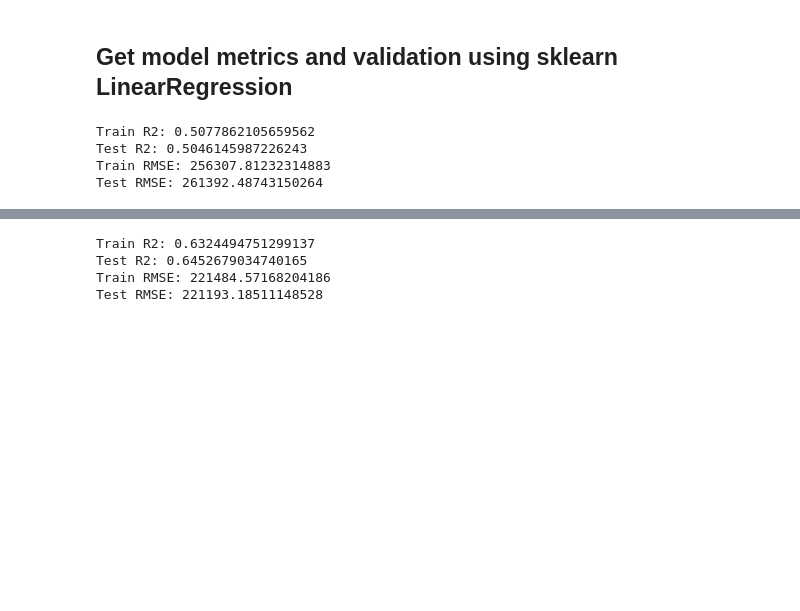
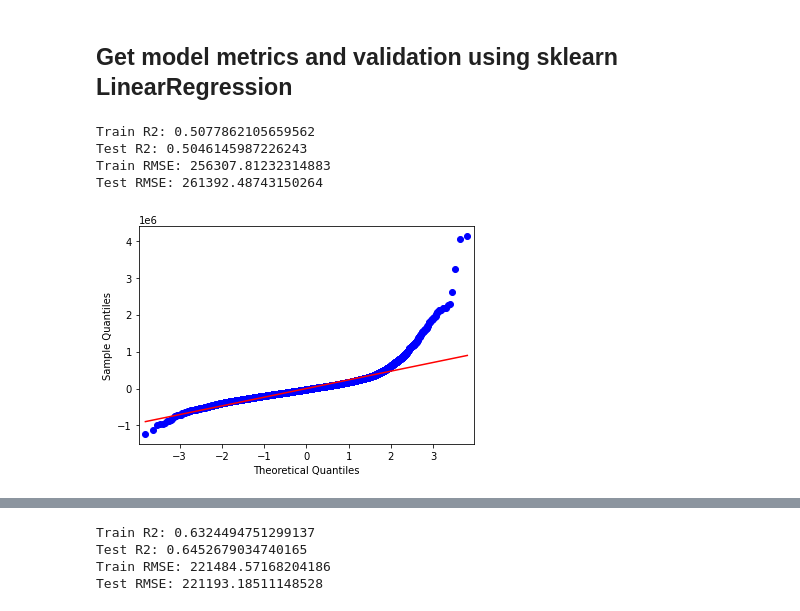
Before and after one commit to hanis-z/King-County-Millenial-homeowner-program, a Jupyter notebook: individualNotebooks/modeling_and_validation_notebook.ipynb, the cells around one changed output, grey strips where cells are left out. Saved outputs shown, nothing was run; the diff lists cells and outputs as text; code cells hidden in the pictures; blank space fills up the shorter version.

Commit message:
Add initial graphs for residuals and qqplot to modeling notebook

```diff
--- a/individualNotebooks/modeling_and_validation_notebook.ipynb
+++ b/individualNotebooks/modeling_and_validation_notebook.ipynb
@@ -390,21 +391,30 @@ def build_model(X_train, X_test, y_train, y_test):
     yhat_test = lr.predict(X_test)
     test_rmse = mean_squared_error(y_test, yhat_test, squared = False)
 
+    residuals_train = y_train - yhat_train
+    residuals_test = y_test - yhat_test
+
+
     print(f'Train R2: {lr.score(X_train,y_train)}')
     print(f'Test R2: {lr.score(X_test,y_test)}')
     print(f'Train RMSE: {train_rmse}')
     print(f'Test RMSE: {test_rmse}')
 
-    return R2_train, R2_test, train_rmse, test_rmse
+    return yhat_train, residuals_train, yhat_test, residuals_test
 # %%
 model_base_cols = ['sqft_living', 'bedrooms']
 
 Xbase_train = X_train[model_base_cols]
 Xbase_test = X_test[model_base_cols]
 
-model_base_r2_train, model_base_r2_test, train_rmse, test_rmse = build_model(Xbase_train, Xbase_test, y_train, y_test)
+#model_base_r2_train, model_base_r2_test, train_rmse, test_rmse = build_model(Xbase_train, Xbase_test, y_train, y_test)
+base_yhat_train, base_residuals_train, base_yhat_test, base_residuals_test = build_model(Xbase_train, Xbase_test, y_train, y_test)
 # %% [output]
 Train R2: 0.5077862105659562
 Test R2: 0.5046145987226243
 Train RMSE: 256307.81232314883
 Test RMSE: 261392.48743150264
+# %%
+sm.qqplot(base_residuals_train, line = 'r');
+# %% [output]
+[figure, added]
```
Also changed, not shown: parts of 12 cells of this notebook.
